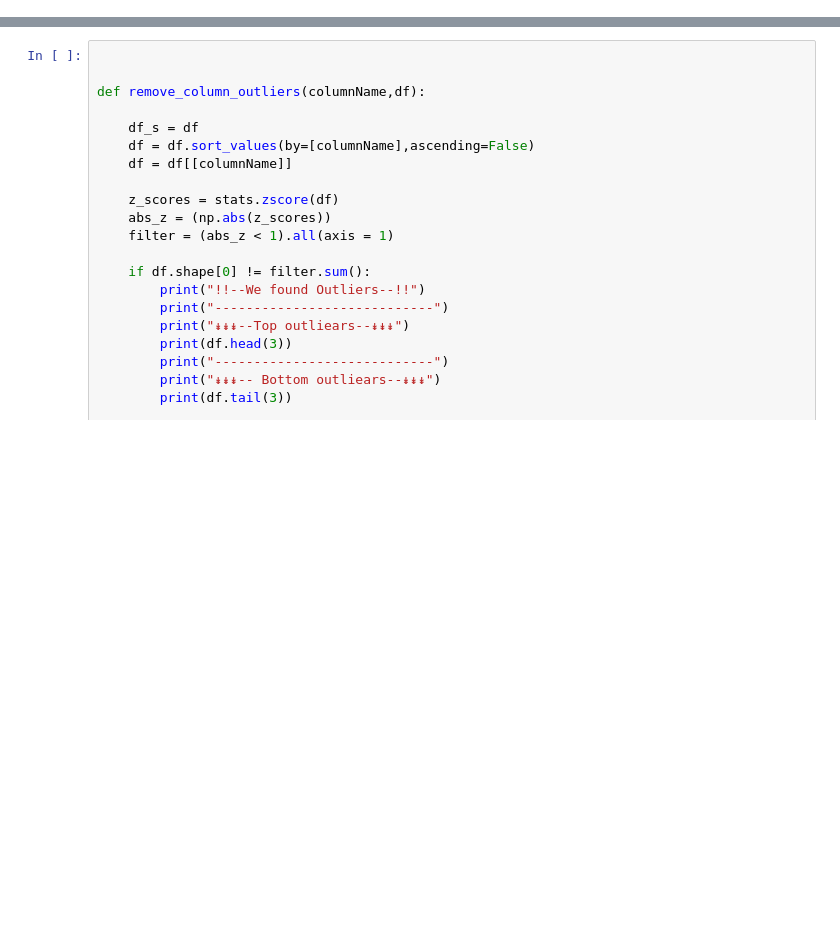
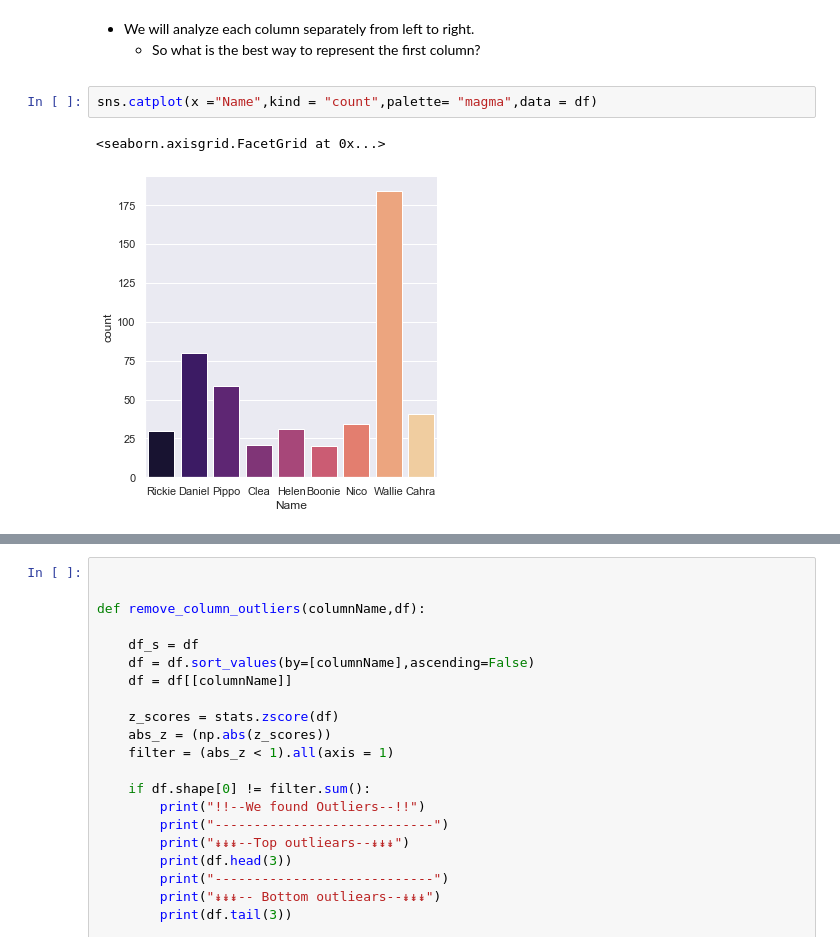
Before and after one commit to TomerHason/Tomer-Projects, a Jupyter notebook: Math/Descriptive Statistics.ipynb, the cells around one changed output, grey strips where cells are left out. Drawn from its saved outputs; the diff is of its cells as text; blank space fills up the shorter version.

```diff
--- a/Math/Descriptive Statistics.ipynb
+++ b/Math/Descriptive Statistics.ipynb
@@ -6,0 +32,12 @@ import matplotlib.pyplot as plt
+# %% [markdown]
+
+
+ <ul>
+  <li>We will analyze each column separately from left to right.</li>
+    <ul>
+      <li>So what is the best way to represent the first column?</li>
+# %%
+sns.catplot(x ="Name",kind = "count",palette= "magma",data = df)
+# %% [output]
+<seaborn.axisgrid.FacetGrid at 0x...>
+[figure, added]
```
Also changed, not shown: parts of 15 cells of this notebook, 6 other files.
